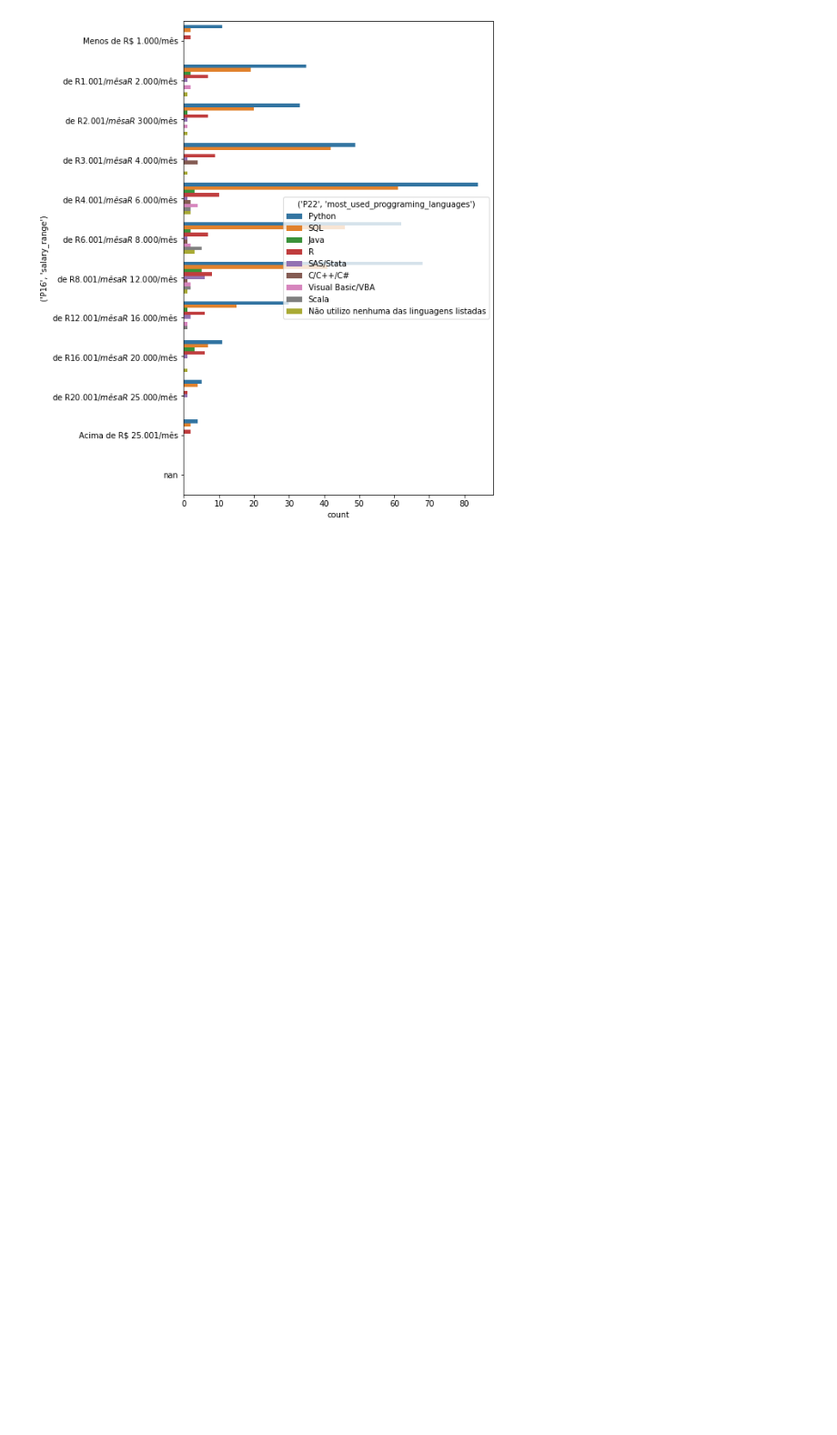
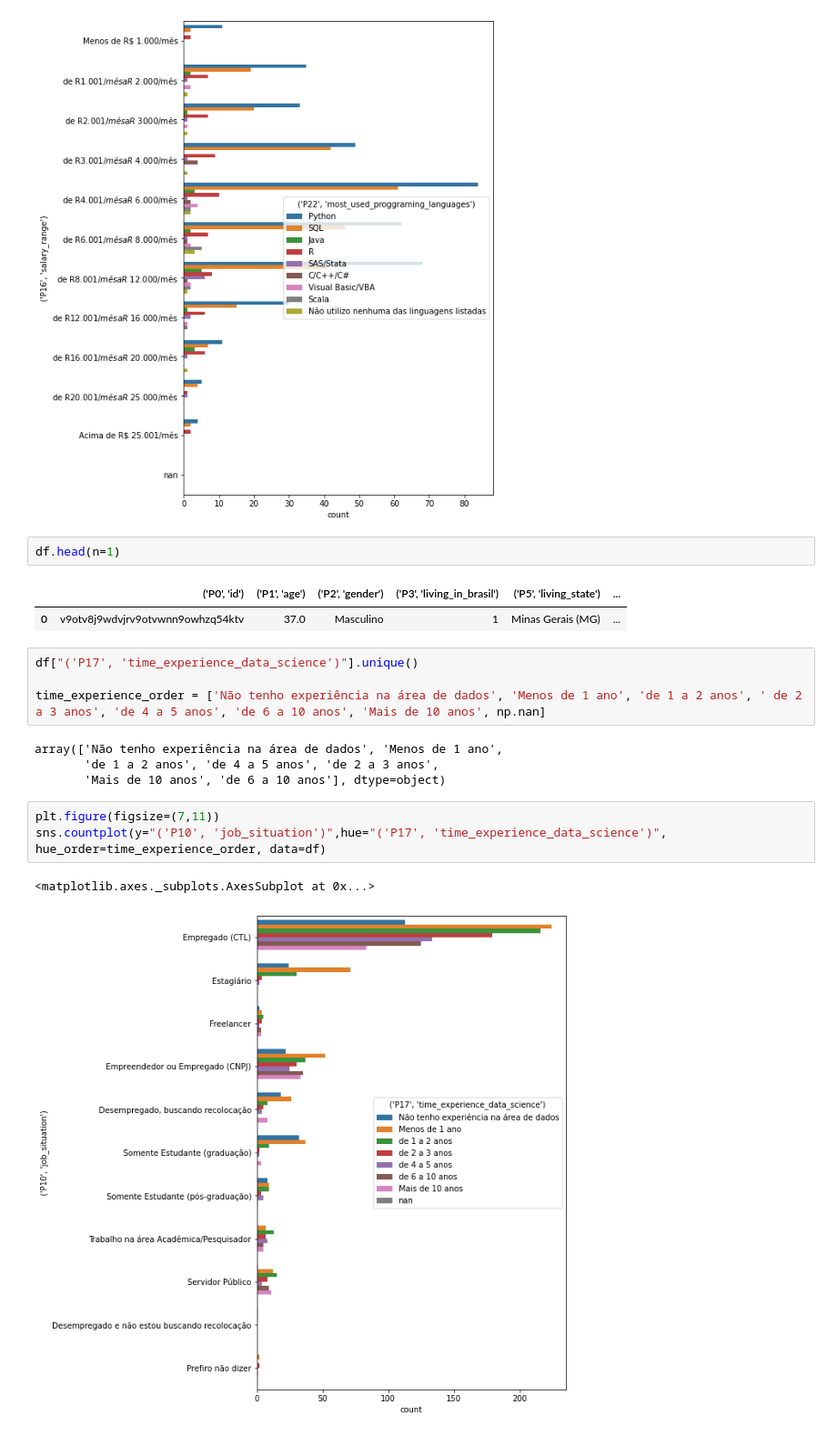
Before and after one commit to dancbatista/projeto_final_awari, a Jupyter notebook: projetoFinalAwari.ipynb, the cells around one changed output. Shown at 91% size. Saved outputs shown, nothing was run; the diff lists cells and outputs as text; blank space fills up the shorter version.

```diff
--- a/projetoFinalAwari.ipynb
+++ b/projetoFinalAwari.ipynb
@@ -94,3 +70,22 @@ sns.countplot(y="('P16', 'salary_range')",hue="('P22', 'most_used_proggraming_la
 # %% [output]
 <matplotlib.axes._subplots.AxesSubplot at 0x...>
 [figure]
+# %%
+df.head(n=1)
+# %% [output]
+|  | ('P0', 'id') | ('P1', 'age') | ('P2', 'gender') | ('P3', 'living_in_brasil') | ('P5', 'living_state') | ... |
+| 0 | v9otv8j9wdvjrv9otvwnn9owhzq54ktv | 37.0 | Masculino | 1 | Minas Gerais (MG) | ... |
+# %%
+df["('P17', 'time_experience_data_science')"].unique()
+
+time_experience_order = ['Não tenho experiência na área de dados', 'Menos de 1 ano', 'de 1 a 2 anos', ' de 2 a 3 anos', 'de 4 a 5 anos', 'de 6 a 10 anos', 'Mais de 10 anos', np.nan]
+# %% [output]
+array(['Não tenho experiência na área de dados', 'Menos de 1 ano',
+       'de 1 a 2 anos', 'de 4 a 5 anos', 'de 2 a 3 anos',
+       'Mais de 10 anos', 'de 6 a 10 anos'], dtype=object)
+# %%
+plt.figure(figsize=(7,11))
+sns.countplot(y="('P10', 'job_situation')",hue="('P17', 'time_experience_data_science')", hue_order=time_experience_order, data=df)
+# %% [output]
+<matplotlib.axes._subplots.AxesSubplot at 0x...>
+[figure, added]
```
Also changed, not shown: parts of 4 cells of this notebook.
